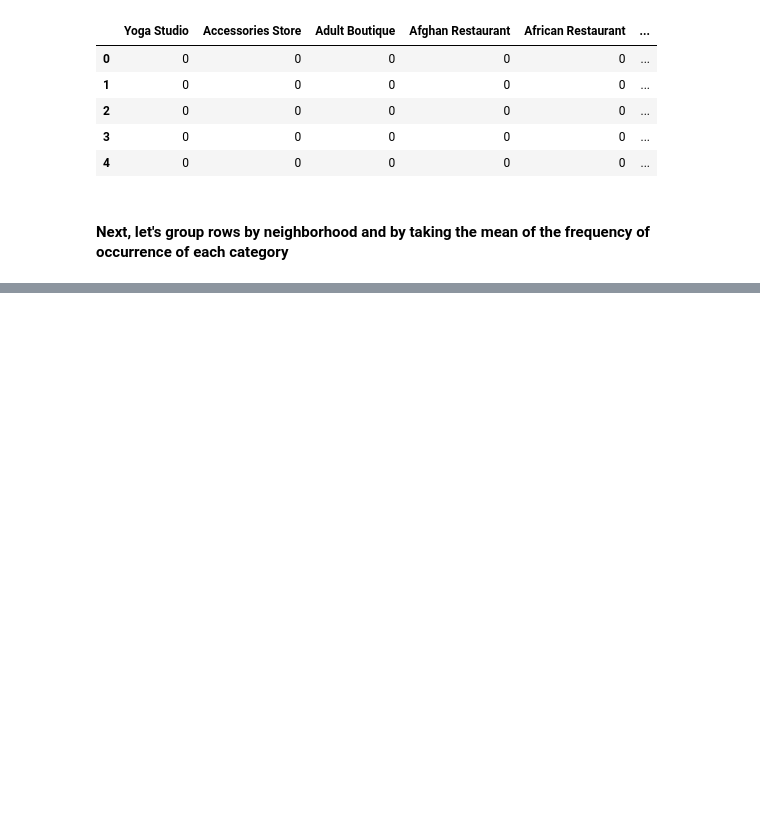
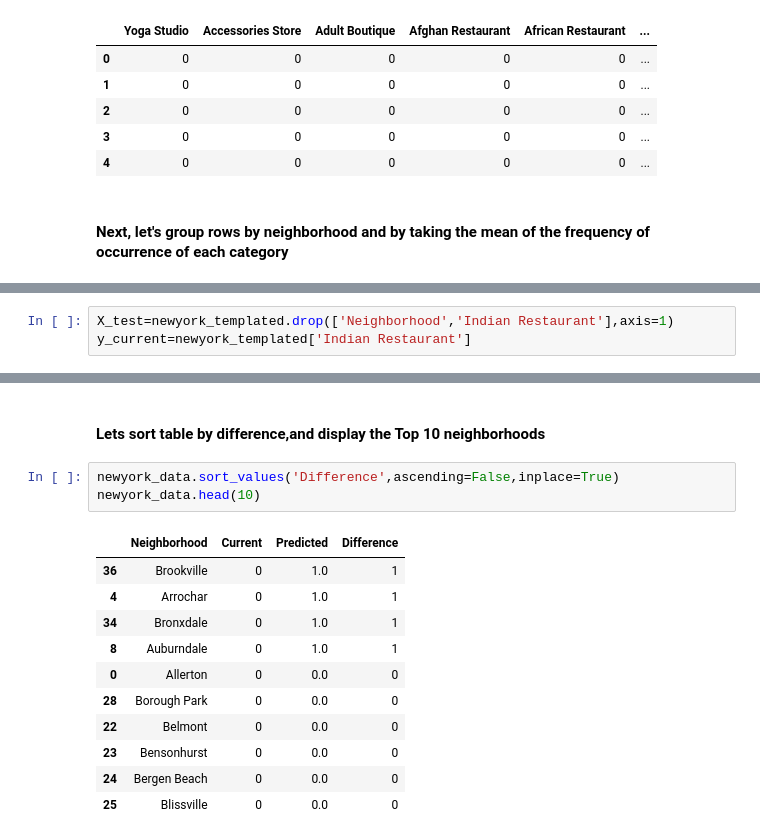
Before and after one commit to Chetas001/Final-Project, a Jupyter notebook: Welcome to Project.ipynb, the cells around one changed output, grey strips where cells are left out. Cells and saved outputs as stored; diff of their text form; blank space fills up the shorter version.

```diff
--- a/Welcome to Project.ipynb
+++ b/Welcome to Project.ipynb
@@ -591,0 +645,3 @@ columbus_grouped.head()
+# %%
+X_test=newyork_templated.drop(['Neighborhood','Indian Restaurant'],axis=1)
+y_current=newyork_templated['Indian Restaurant']
@@ -591,0 +684,17 @@ columbus_grouped.head()
+# %% [markdown]
+#### Lets sort table by difference,and display the Top 10 neighborhoods
+# %%
+newyork_data.sort_values('Difference',ascending=False,inplace=True)
+newyork_data.head(10)
+# %% [output]
+|  | Neighborhood | Current | Predicted | Difference |
+| 36 | Brookville | 0 | 1.0 | 1 |
+| 4 | Arrochar | 0 | 1.0 | 1 |
+| 34 | Bronxdale | 0 | 1.0 | 1 |
+| 8 | Auburndale | 0 | 1.0 | 1 |
+| 0 | Allerton | 0 | 0.0 | 0 |
+| 28 | Borough Park | 0 | 0.0 | 0 |
+| 22 | Belmont | 0 | 0.0 | 0 |
+| 23 | Bensonhurst | 0 | 0.0 | 0 |
+| 24 | Bergen Beach | 0 | 0.0 | 0 |
+| 25 | Blissville | 0 | 0.0 | 0 |
```
Also changed, not shown: parts of 19 cells of this notebook.
